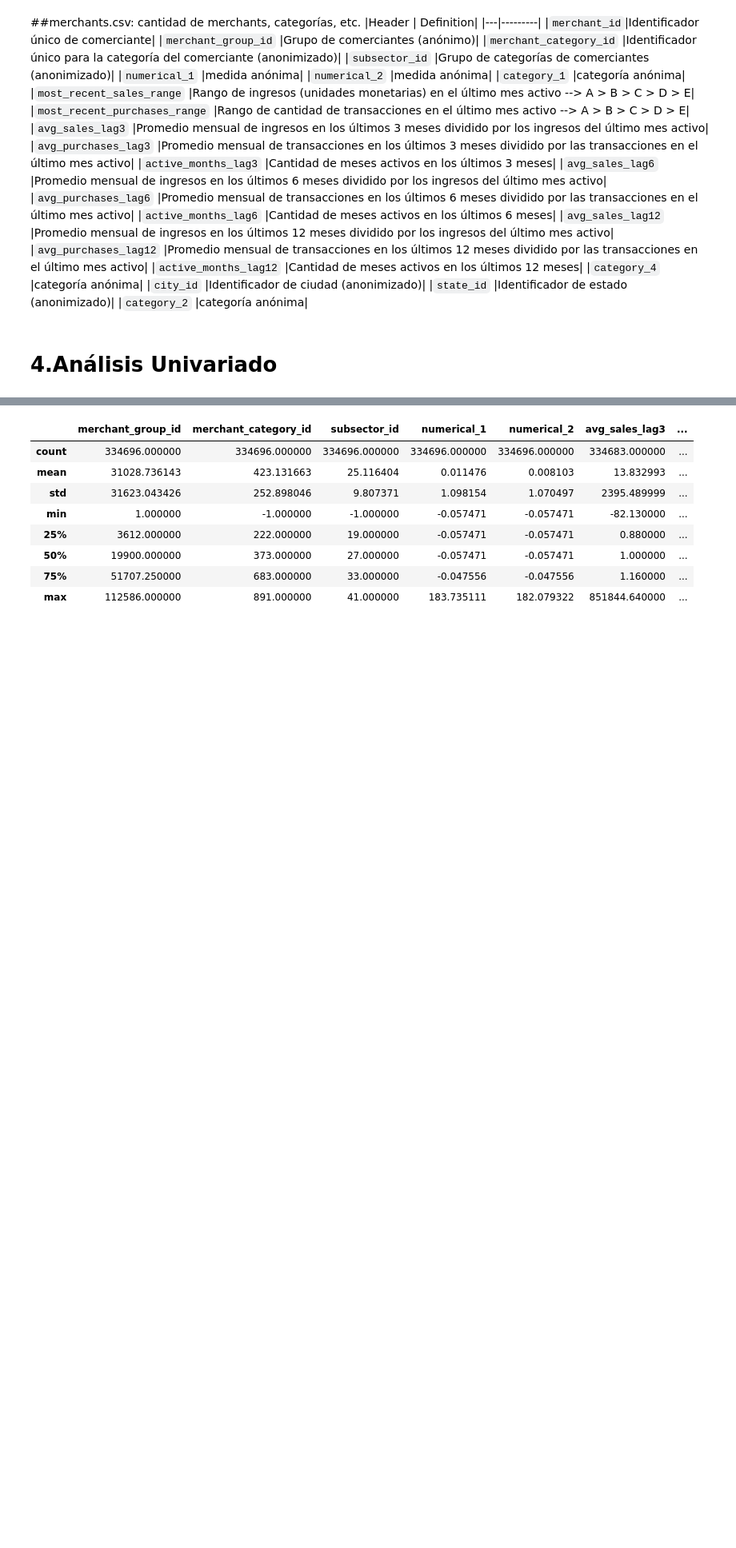
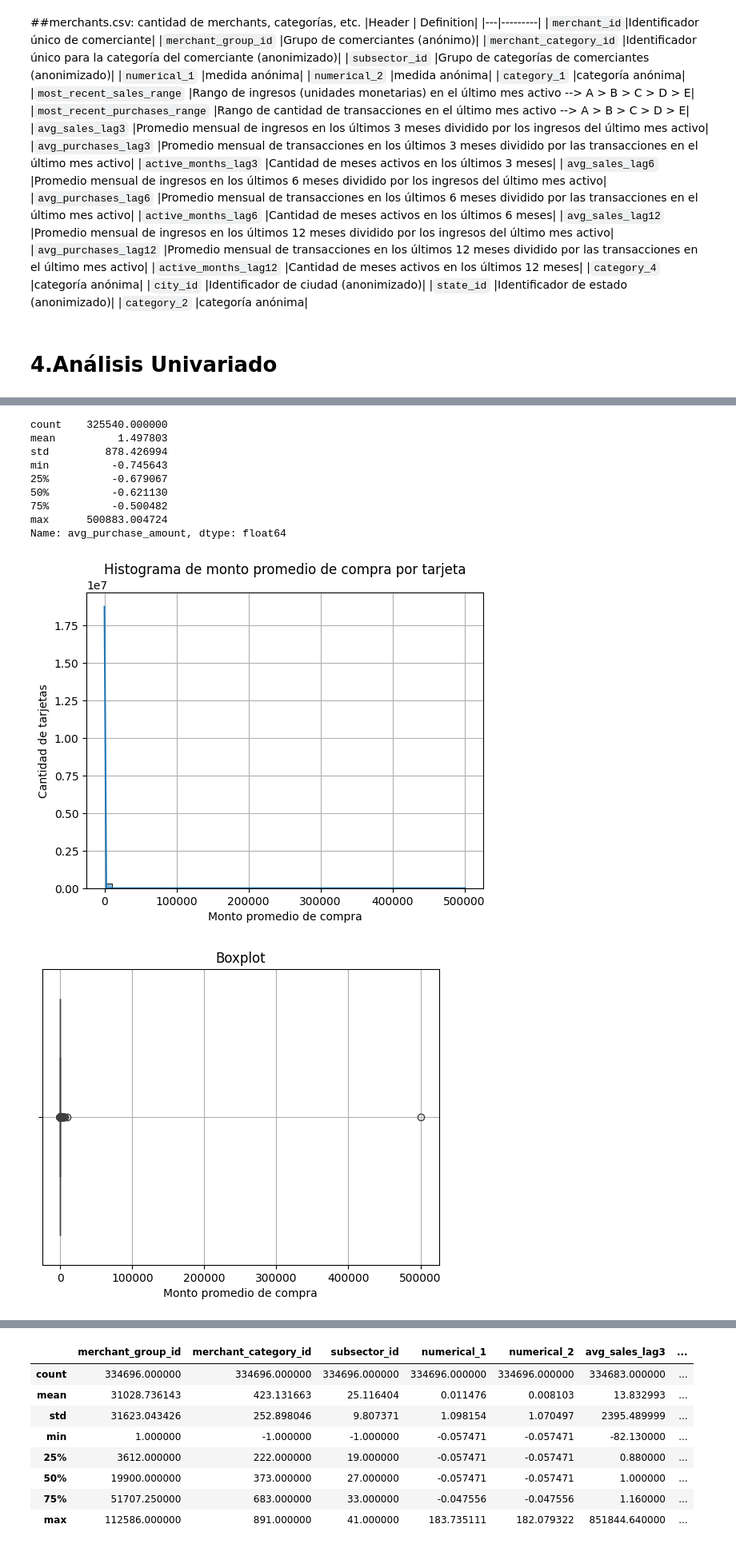
Before and after one commit to paulsantillan787/elo-data-mining, a Jupyter notebook: Comprension_de_datos_v1.ipynb, the cells around one changed output, grey strips where cells are left out. Shown at 80% size. Saved outputs shown, nothing was run; the diff lists cells and outputs as text; code cells hidden in the pictures; blank space fills up the shorter version.

```diff
--- a/Comprension_de_datos_v1.ipynb
+++ b/Comprension_de_datos_v1.ipynb
@@ -227,0 +273,41 @@ vdf_merchants.head()
+# %%
+import pandas as pd
+
+# Solo necesitamos card_id y purchase_amount
+historical = pd.read_csv('src/historical_transactions.csv', usecols=['card_id', 'purchase_amount'])
+
+# Calcular el promedio por tarjeta
+avg_purchase = historical.groupby('card_id')['purchase_amount'].mean().reset_index(name='avg_purchase_amount')
+# %%
+import matplotlib.pyplot as plt
+import seaborn as sns
+
+# Resumen estadístico
+print(avg_purchase['avg_purchase_amount'].describe())
+
+# Histograma
+sns.histplot(avg_purchase['avg_purchase_amount'], bins=50, kde=True)
+plt.title('Histograma de monto promedio de compra por tarjeta')
+plt.xlabel('Monto promedio de compra')
+plt.ylabel('Cantidad de tarjetas')
+plt.grid(True)
+plt.show()
+
+# Boxplot
+sns.boxplot(x=avg_purchase['avg_purchase_amount'])
+plt.title('Boxplot')
+plt.xlabel('Monto promedio de compra')
+plt.grid(True)
+plt.show()
+# %% [output]
+count    325540.000000
+mean          1.497803
+std         878.426994
+min          -0.745643
+25%          -0.679067
+50%          -0.621130
+75%          -0.500482
+max      500883.004724
+Name: avg_purchase_amount, dtype: float64
+[figure, added]
+[figure, added]
```
Also changed, not shown: parts of 50 cells of this notebook.
